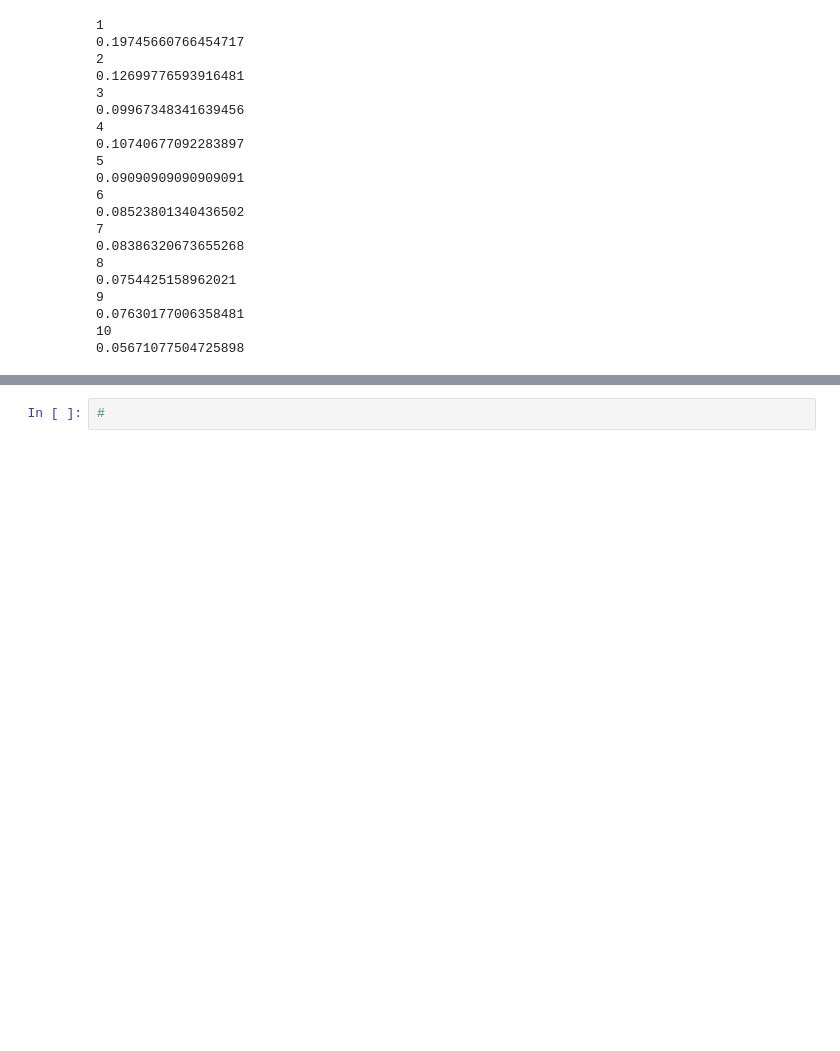
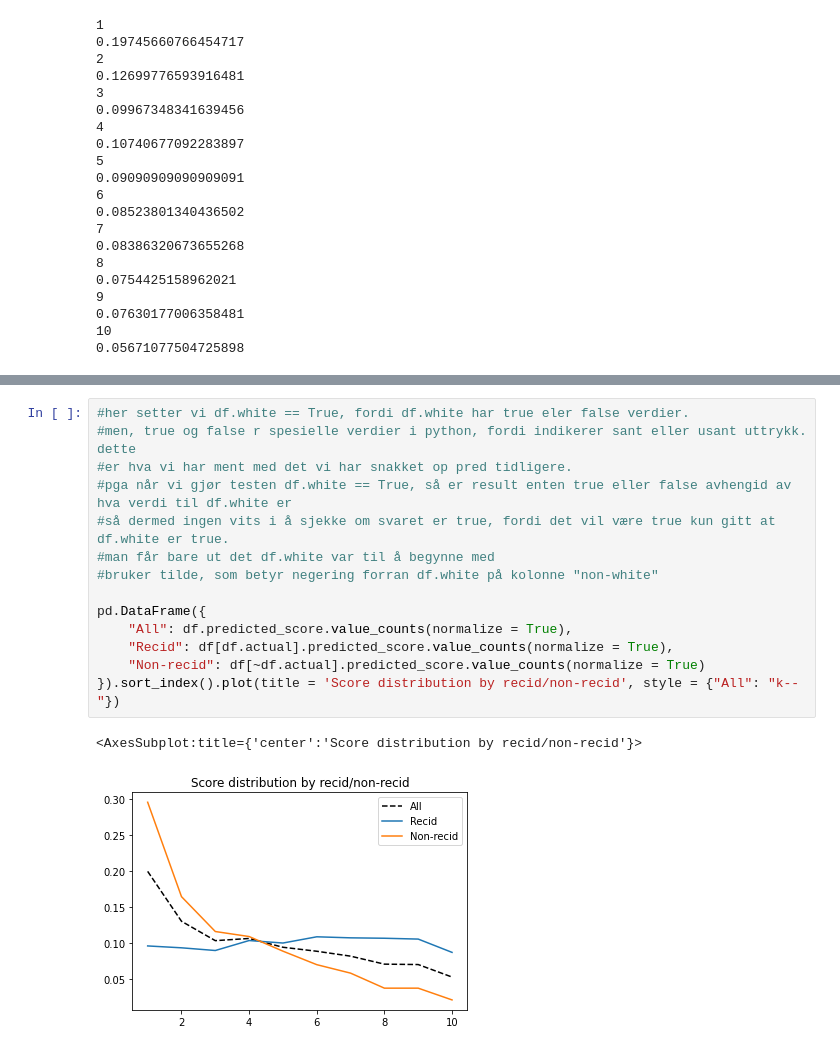
Before and after one commit to irisbore/hon2200-gr2, a Jupyter notebook: notebooks/001-oppgave-a.ipynb, the cells around one changed output, grey strips where cells are left out. Drawn from its saved outputs; the diff is of its cells as text; blank space fills up the shorter version.

```diff
--- a/notebooks/001-oppgave-a.ipynb
+++ b/notebooks/001-oppgave-a.ipynb
@@ -216,2 +218,17 @@ pd.DataFrame({
-# %%
-#
+# %%
+#her setter vi df.white == True, fordi df.white har true eler false verdier.
+#men, true og false r spesielle verdier i python, fordi indikerer sant eller usant uttrykk. dette
+#er hva vi har ment med det vi har snakket op pred tidligere.
+#pga når vi gjør testen df.white == True, så er result enten true eller false avhengid av hva verdi til df.white er
+#så dermed ingen vits i å sjekke om svaret er true, fordi det vil være true kun gitt at df.white er true.
+#man får bare ut det df.white var til å begynne med
+#bruker tilde, som betyr negering forran df.white på kolonne "non-white"
+
+pd.DataFrame({
+    "All": df.predicted_score.value_counts(normalize = True),
+    "Recid": df[df.actual].predicted_score.value_counts(normalize = True),
+    "Non-recid": df[~df.actual].predicted_score.value_counts(normalize = True)
+}).sort_index().plot(title = 'Score distribution by recid/non-recid', style = {"All": "k--"})
+# %% [output]
+<AxesSubplot:title={'center':'Score distribution by recid/non-recid'}>
+[figure, added]
```
Also changed, not shown: parts of 5 cells of this notebook, 1 other file.
